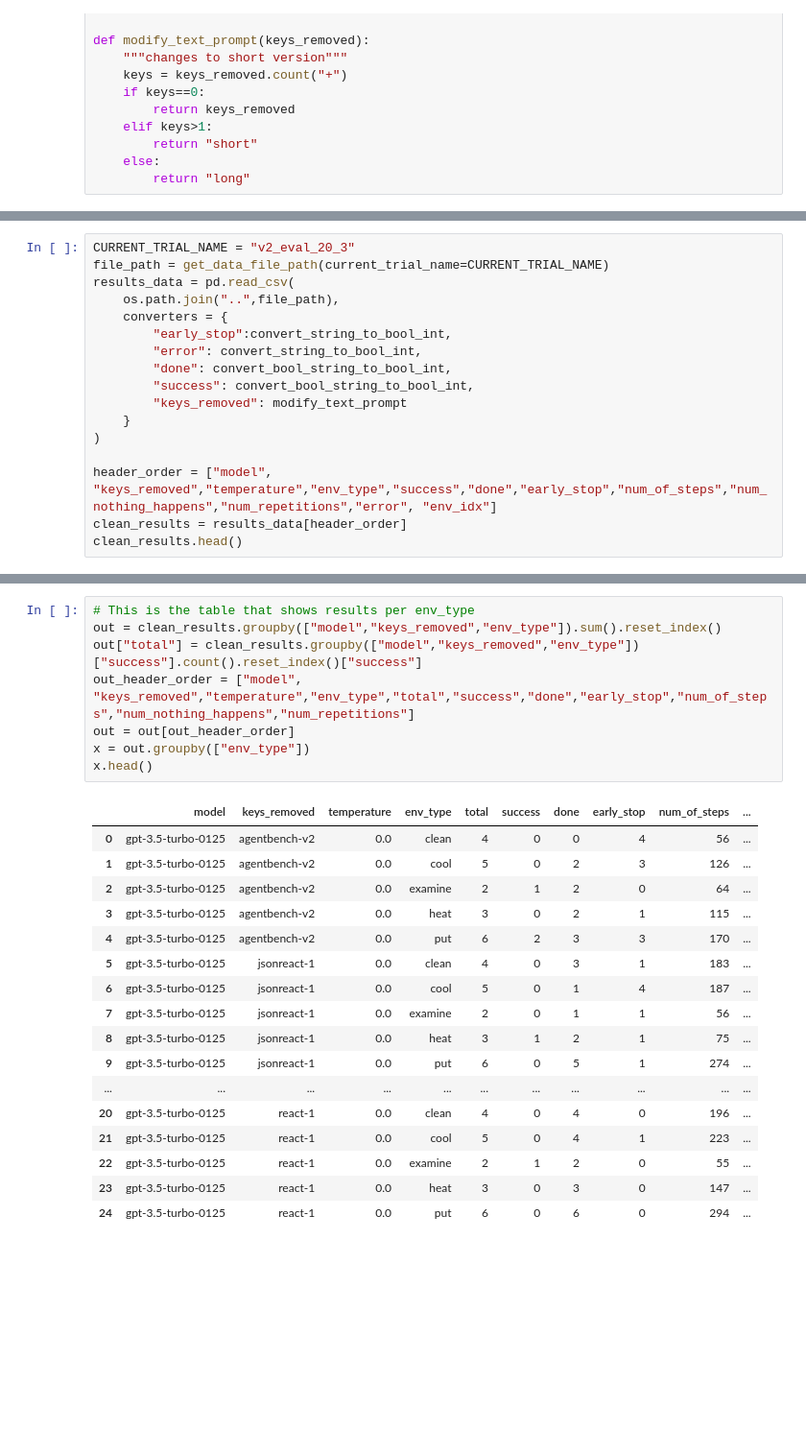
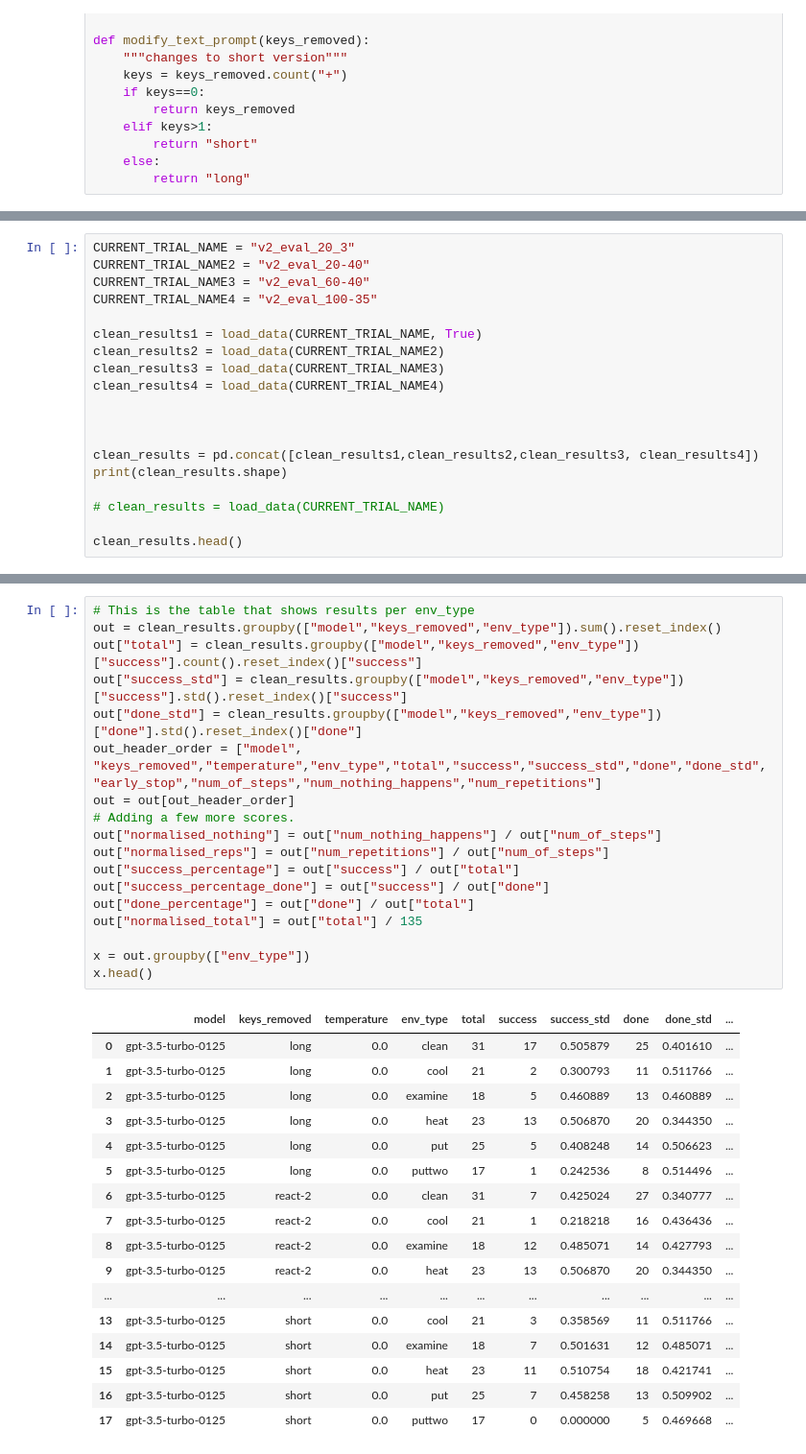
Before and after one commit to ai-nikolai/LLamp, a Jupyter notebook: playgrounds/analysis_alfworld_eval_notebook.ipynb, the cells around one changed output, grey strips where cells are left out. Shown: that part at 96% size. Saved outputs shown, nothing was run; the diff lists cells and outputs as text; blank space fills up the shorter version.

```diff
--- a/playgrounds/analysis_alfworld_eval_notebook.ipynb
+++ b/playgrounds/analysis_alfworld_eval_notebook.ipynb
@@ -54,18 +77,20 @@ def modify_text_prompt(keys_removed):
 # %%
 CURRENT_TRIAL_NAME = "v2_eval_20_3"
-file_path = get_data_file_path(current_trial_name=CURRENT_TRIAL_NAME)
-results_data = pd.read_csv(
-    os.path.join("..",file_path),
-    converters = {
-        "early_stop":convert_string_to_bool_int,
-        "error": convert_string_to_bool_int,
-        "done": convert_bool_string_to_bool_int,
-        "success": convert_bool_string_to_bool_int,
-        "keys_removed": modify_text_prompt
-    }
-)
+CURRENT_TRIAL_NAME2 = "v2_eval_20-40"
+CURRENT_TRIAL_NAME3 = "v2_eval_60-40"
+CURRENT_TRIAL_NAME4 = "v2_eval_100-35"
 
-header_order = ["model", "keys_removed","temperature","env_type","success","done","early_stop","num_of_steps","num_nothing_happens","num_repetitions","error", "env_idx"]
-clean_results = results_data[header_order]
+clean_results1 = load_data(CURRENT_TRIAL_NAME, True)
+clean_results2 = load_data(CURRENT_TRIAL_NAME2)
+clean_results3 = load_data(CURRENT_TRIAL_NAME3)
+clean_results4 = load_data(CURRENT_TRIAL_NAME4)
+
+
+
+clean_results = pd.concat([clean_results1,clean_results2,clean_results3, clean_results4])
+print(clean_results.shape)
+
+# clean_results = load_data(CURRENT_TRIAL_NAME)
+
 clean_results.head()
 # %% [output]
@@ -78,27 +104,37 @@ clean_results.head()
 # %%
 # This is the table that shows results per env_type
 out = clean_results.groupby(["model","keys_removed","env_type"]).sum().reset_index()
 out["total"] = clean_results.groupby(["model","keys_removed","env_type"])["success"].count().reset_index()["success"]
-out_header_order = ["model", "keys_removed","temperature","env_type","total","success","done","early_stop","num_of_steps","num_nothing_happens","num_repetitions"]
+out["success_std"] = clean_results.groupby(["model","keys_removed","env_type"])["success"].std().reset_index()["success"]
+out["done_std"] = clean_results.groupby(["model","keys_removed","env_type"])["done"].std().reset_index()["done"]
+out_header_order = ["model", "keys_removed","temperature","env_type","total","success","success_std","done","done_std","early_stop","num_of_steps","num_nothing_happens","num_repetitions"]
 out = out[out_header_order]
+# Adding a few more scores.
+out["normalised_nothing"] = out["num_nothing_happens"] / out["num_of_steps"]
+out["normalised_reps"] = out["num_repetitions"] / out["num_of_steps"]
+out["success_percentage"] = out["success"] / out["total"]
+out["success_percentage_done"] = out["success"] / out["done"]
+out["done_percentage"] = out["done"] / out["total"]
+out["normalised_total"] = out["total"] / 135
+
 x = out.groupby(["env_type"])
 x.head()
 # %% [output]
-|  | model | keys_removed | temperature | env_type | total | success | done | early_stop | num_of_steps | ... |
-| 0 | gpt-3.5-turbo-0125 | agentbench-v2 | 0.0 | clean | 4 | 0 | 0 | 4 | 56 | ... |
-| 1 | gpt-3.5-turbo-0125 | agentbench-v2 | 0.0 | cool | 5 | 0 | 2 | 3 | 126 | ... |
-| 2 | gpt-3.5-turbo-0125 | agentbench-v2 | 0.0 | examine | 2 | 1 | 2 | 0 | 64 | ... |
-| 3 | gpt-3.5-turbo-0125 | agentbench-v2 | 0.0 | heat | 3 | 0 | 2 | 1 | 115 | ... |
-| 4 | gpt-3.5-turbo-0125 | agentbench-v2 | 0.0 | put | 6 | 2 | 3 | 3 | 170 | ... |
-| 5 | gpt-3.5-turbo-0125 | jsonreact-1 | 0.0 | clean | 4 | 0 | 3 | 1 | 183 | ... |
-| 6 | gpt-3.5-turbo-0125 | jsonreact-1 | 0.0 | cool | 5 | 0 | 1 | 4 | 187 | ... |
-| 7 | gpt-3.5-turbo-0125 | jsonreact-1 | 0.0 | examine | 2 | 0 | 1 | 1 | 56 | ... |
-| 8 | gpt-3.5-turbo-0125 | jsonreact-1 | 0.0 | heat | 3 | 1 | 2 | 1 | 75 | ... |
-| 9 | gpt-3.5-turbo-0125 | jsonreact-1 | 0.0 | put | 6 | 0 | 5 | 1 | 274 | ... |
+|  | model | keys_removed | temperature | env_type | total | success | success_std | done | done_std | ... |
+| 0 | gpt-3.5-turbo-0125 | long | 0.0 | clean | 31 | 17 | 0.505879 | 25 | 0.401610 | ... |
+| 1 | gpt-3.5-turbo-0125 | long | 0.0 | cool | 21 | 2 | 0.300793 | 11 | 0.511766 | ... |
+| 2 | gpt-3.5-turbo-0125 | long | 0.0 | examine | 18 | 5 | 0.460889 | 13 | 0.460889 | ... |
+| 3 | gpt-3.5-turbo-0125 | long | 0.0 | heat | 23 | 13 | 0.506870 | 20 | 0.344350 | ... |
+| 4 | gpt-3.5-turbo-0125 | long | 0.0 | put | 25 | 5 | 0.408248 | 14 | 0.506623 | ... |
+| 5 | gpt-3.5-turbo-0125 | long | 0.0 | puttwo | 17 | 1 | 0.242536 | 8 | 0.514496 | ... |
+| 6 | gpt-3.5-turbo-0125 | react-2 | 0.0 | clean | 31 | 7 | 0.425024 | 27 | 0.340777 | ... |
+| 7 | gpt-3.5-turbo-0125 | react-2 | 0.0 | cool | 21 | 1 | 0.218218 | 16 | 0.436436 | ... |
+| 8 | gpt-3.5-turbo-0125 | react-2 | 0.0 | examine | 18 | 12 | 0.485071 | 14 | 0.427793 | ... |
+| 9 | gpt-3.5-turbo-0125 | react-2 | 0.0 | heat | 23 | 13 | 0.506870 | 20 | 0.344350 | ... |
 | ... | ... | ... | ... | ... | ... | ... | ... | ... | ... | ... |
-| 20 | gpt-3.5-turbo-0125 | react-1 | 0.0 | clean | 4 | 0 | 4 | 0 | 196 | ... |
-| 21 | gpt-3.5-turbo-0125 | react-1 | 0.0 | cool | 5 | 0 | 4 | 1 | 223 | ... |
-| 22 | gpt-3.5-turbo-0125 | react-1 | 0.0 | examine | 2 | 1 | 2 | 0 | 55 | ... |
-| 23 | gpt-3.5-turbo-0125 | react-1 | 0.0 | heat | 3 | 0 | 3 | 0 | 147 | ... |
-| 24 | gpt-3.5-turbo-0125 | react-1 | 0.0 | put | 6 | 0 | 6 | 0 | 294 | ... |
+| 13 | gpt-3.5-turbo-0125 | short | 0.0 | cool | 21 | 3 | 0.358569 | 11 | 0.511766 | ... |
+| 14 | gpt-3.5-turbo-0125 | short | 0.0 | examine | 18 | 7 | 0.501631 | 12 | 0.485071 | ... |
+| 15 | gpt-3.5-turbo-0125 | short | 0.0 | heat | 23 | 11 | 0.510754 | 18 | 0.421741 | ... |
+| 16 | gpt-3.5-turbo-0125 | short | 0.0 | put | 25 | 7 | 0.458258 | 13 | 0.509902 | ... |
+| 17 | gpt-3.5-turbo-0125 | short | 0.0 | puttwo | 17 | 0 | 0.000000 | 5 | 0.469668 | ... |
 # %%
```
Also changed, not shown: parts of 20 cells of this notebook, 3 other files.
